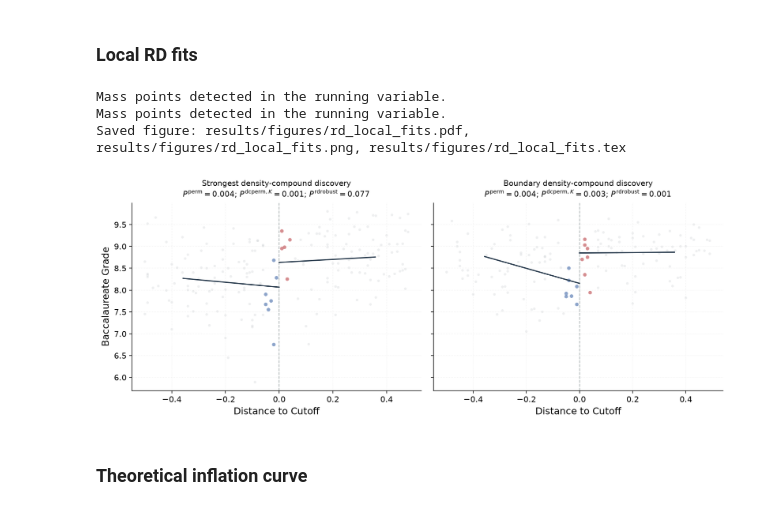
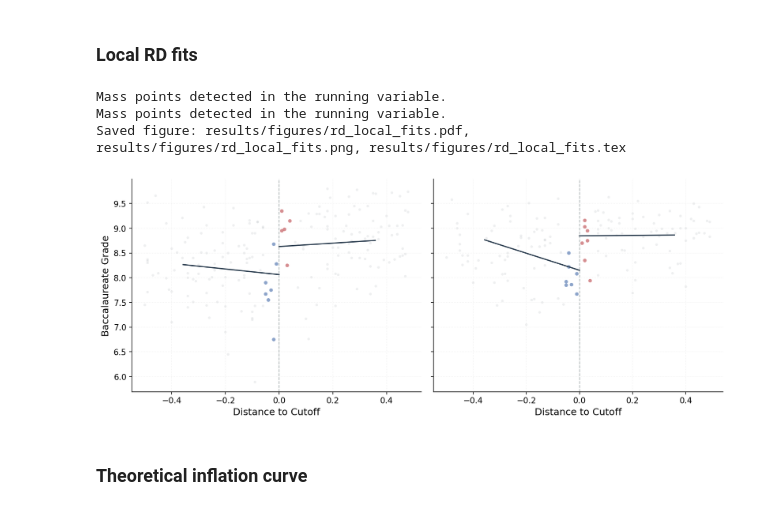
Before and after one commit to jerryzhu509/cp-lfdr-paper, a Jupyter notebook: notebooks/03_regression_discontinuity.ipynb, the cells around one changed output. Saved outputs shown, nothing was run; the diff lists cells and outputs as text; code cells hidden in the pictures.

```diff
--- a/notebooks/03_regression_discontinuity.ipynb
+++ b/notebooks/03_regression_discontinuity.ipynb
@@ -428,42 +428,42 @@ for ax, unit_id, panel_description in zip(
         x_right,
         y_right,
         color="#2c3e50",
         linewidth=1.6,
         zorder=3,
     )
     ax.axvline(
         0,
         color="#7f8c8d",
         linestyle="--",
         linewidth=1.0,
         alpha=0.6,
     )
 
-    ax.set_title(
-        panel_description + "\n"
-        + rf"$P^{{\mathrm{{perm}}}}{format_pvalue(statistics['local_p'])}$; "
-        + rf"$P^{{\mathrm{{dcperm}},K}}{format_pvalue(statistics['compound_p'])}$; "
-        + rf"$P^{{\mathrm{{rdrobust}}}}{format_pvalue(robust_pvalue)}$",
-        fontsize=10.5,
-        pad=8,
-    )
+    # ax.set_title(
+    #     panel_description + "\n"
+    #     + rf"$P^{{\mathrm{{perm}}}}{format_pvalue(statistics['local_p'])}$; "
+    #     + rf"$P^{{\mathrm{{dcperm}},K}}{format_pvalue(statistics['compound_p'])}$; "
+    #     + rf"$P^{{\mathrm{{rdrobust}}}}{format_pvalue(robust_pvalue)}$",
+    #     fontsize=10.5,
+    #     pad=8,
+    # )
     ax.set_xlabel("Distance to Cutoff")
     ax.spines["top"].set_visible(False)
     ax.spines["right"].set_visible(False)
     ax.grid(
         True,
         linestyle=":",
         alpha=0.3,
         color="#cccccc",
     )
 axes[0].set_ylabel("Baccalaureate Grade")
 fig.tight_layout()
 _ = save_figure(fig, "rd_local_fits")
 # %% [output]
 Mass points detected in the running variable.
 Mass points detected in the running variable.
 Saved figure: results/figures/rd_local_fits.pdf, results/figures/rd_local_fits.png, results/figures/rd_local_fits.tex
-[figure, old version]
+[figure, new version]
 # %% [markdown]
 ### Theoretical inflation curve
 # %%
```
Also changed, not shown: parts of 4 cells of this notebook, 21 other files.
